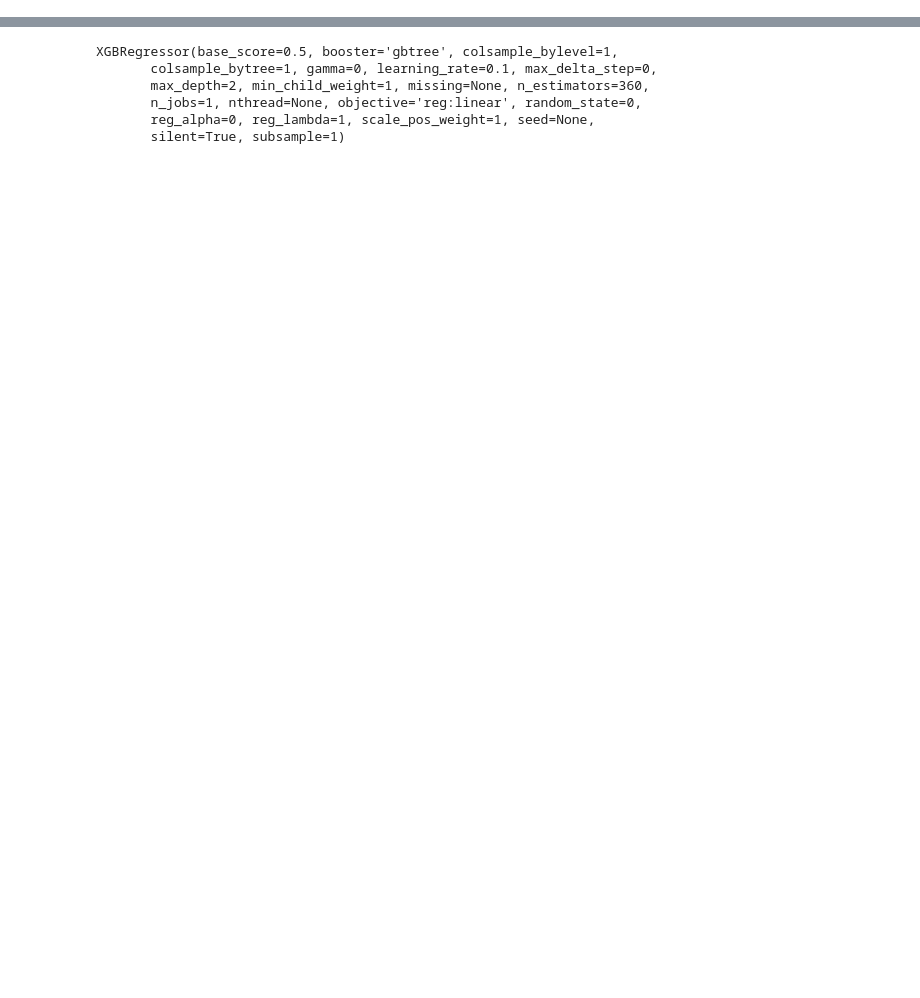
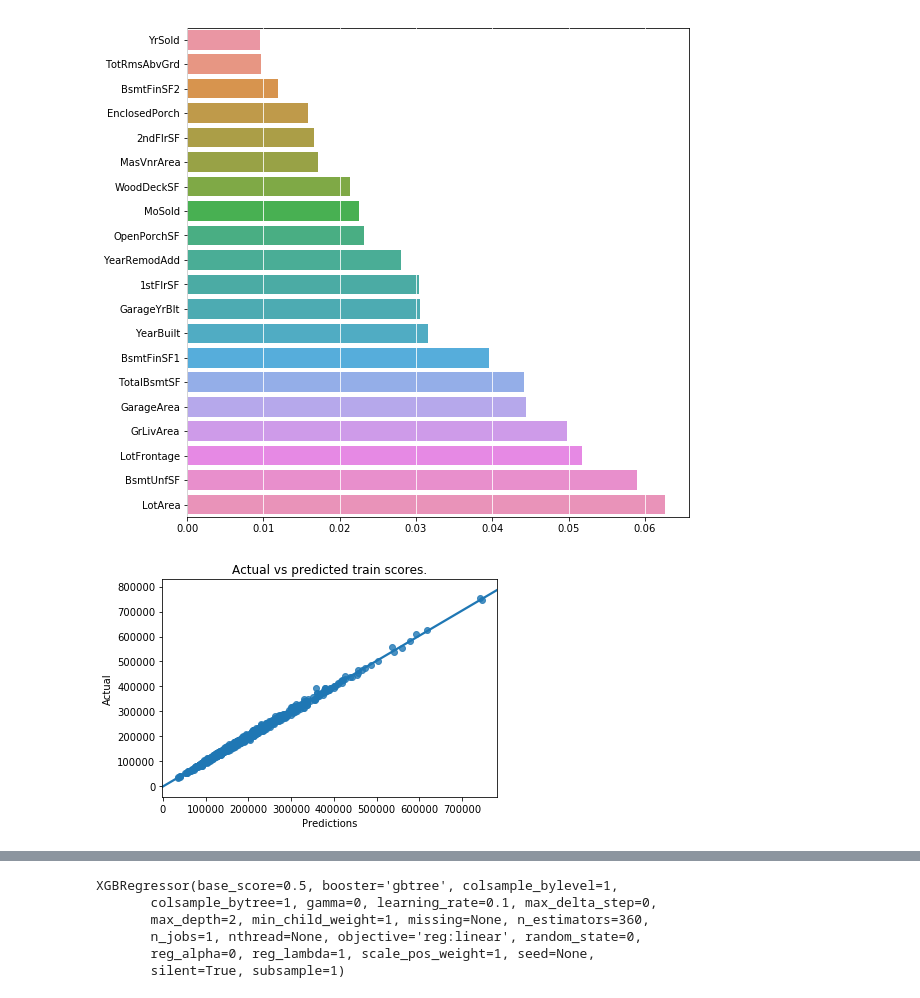
Before and after one commit to matkalinowski/Kaggle-House-prices, a Jupyter notebook: Trees.ipynb, the cells around one changed output, grey strips where cells are left out. Cells and saved outputs as stored; diff of their text form; code cells hidden in the pictures; blank space fills up the shorter version.

Commit message:
Xgboost added, plotter labels changes.

```diff
--- a/Trees.ipynb
+++ b/Trees.ipynb
@@ -50,0 +52,12 @@ results = predict(TreeResults, rf, param_grid, trainWithDummies,
+# %%
+import xgboost as xgb
+
+param_grid = {'learning_rate': [.1, .2,], 'n_estimators': [250, 500, 750, 1000], 'max_depth': [1, 2, 3, 5, 7]}
+xgb_model = xgb.XGBRegressor()
+
+xgb_results = predict(TreeResults, xgb_model, param_grid, trainWithDummies,
+                        np.log1p(ytrain), testWithDummies, name='xgb',
+                       predictions_form_restoring_method=restore_predictions_from_log1p)
+# %% [output]
+[figure, added]
+[figure, added]
```
Also changed, not shown: parts of 10 cells of this notebook, 1 other file.
